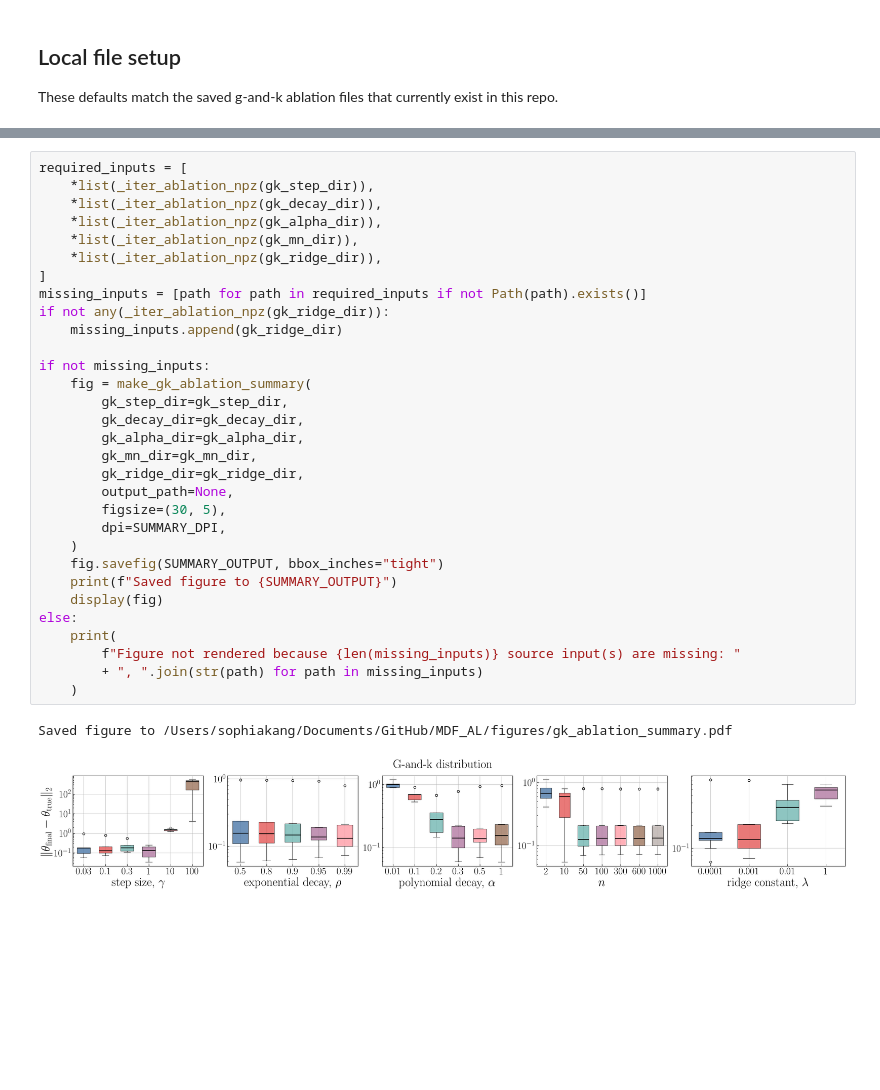
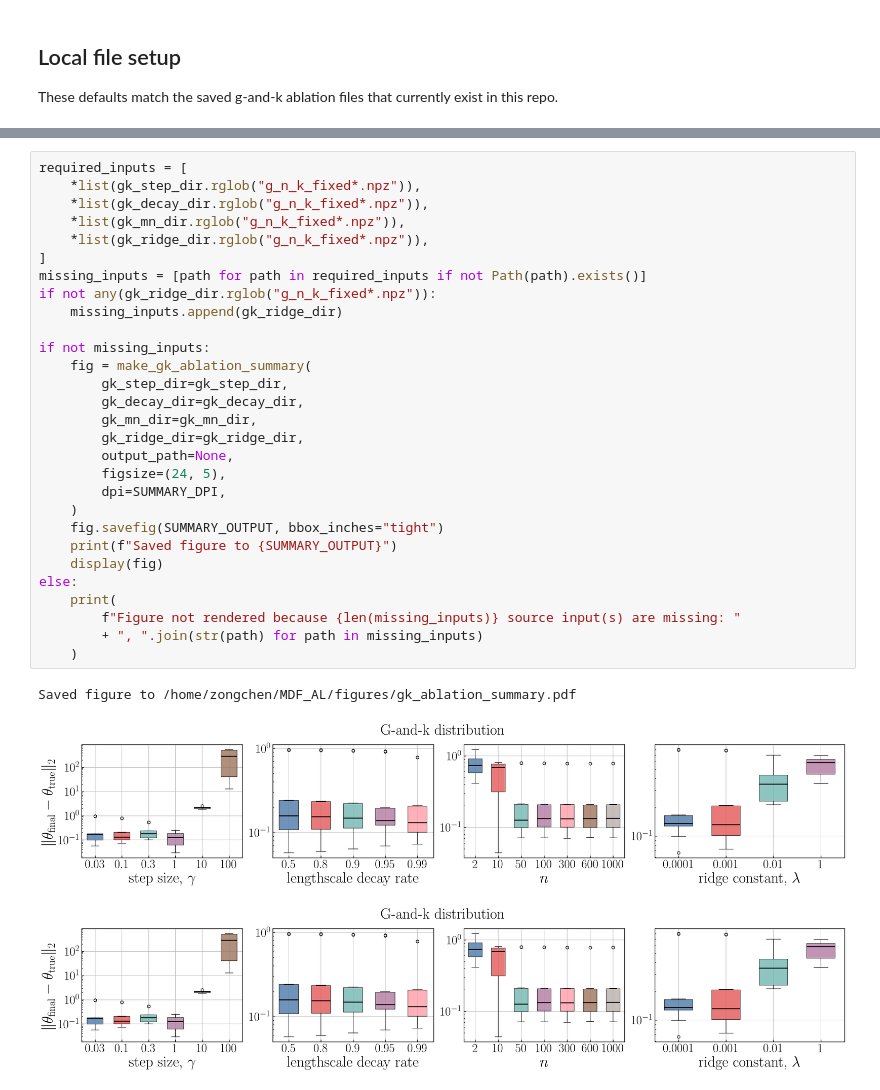
Before and after one commit to seulkang0518/MDF_AL, a Jupyter notebook: g_and_k_ablations.ipynb, the cells around one changed output, grey strips where cells are left out. Drawn from its saved outputs; the diff is of its cells as text; blank space fills up the shorter version.

```diff
--- a/g_and_k_ablations.ipynb
+++ b/g_and_k_ablations.ipynb
@@ -489,35 +463,34 @@ available_inputs
  'gk_compare_npz': False}
 # %%
 required_inputs = [
-    *list(_iter_ablation_npz(gk_step_dir)),
-    *list(_iter_ablation_npz(gk_decay_dir)),
-    *list(_iter_ablation_npz(gk_alpha_dir)),
-    *list(_iter_ablation_npz(gk_mn_dir)),
-    *list(_iter_ablation_npz(gk_ridge_dir)),
+    *list(gk_step_dir.rglob("g_n_k_fixed*.npz")),
+    *list(gk_decay_dir.rglob("g_n_k_fixed*.npz")),
+    *list(gk_mn_dir.rglob("g_n_k_fixed*.npz")),
+    *list(gk_ridge_dir.rglob("g_n_k_fixed*.npz")),
 ]
 missing_inputs = [path for path in required_inputs if not Path(path).exists()]
-if not any(_iter_ablation_npz(gk_ridge_dir)):
+if not any(gk_ridge_dir.rglob("g_n_k_fixed*.npz")):
     missing_inputs.append(gk_ridge_dir)
 
 if not missing_inputs:
     fig = make_gk_ablation_summary(
         gk_step_dir=gk_step_dir,
         gk_decay_dir=gk_decay_dir,
-        gk_alpha_dir=gk_alpha_dir,
         gk_mn_dir=gk_mn_dir,
         gk_ridge_dir=gk_ridge_dir,
         output_path=None,
-        figsize=(30, 5),
+        figsize=(24, 5),
         dpi=SUMMARY_DPI,
     )
     fig.savefig(SUMMARY_OUTPUT, bbox_inches="tight")
     print(f"Saved figure to {SUMMARY_OUTPUT}")
     display(fig)
 else:
     print(
         f"Figure not rendered because {len(missing_inputs)} source input(s) are missing: "
         + ", ".join(str(path) for path in missing_inputs)
     )
 # %% [output]
-Saved figure to /Users/sophiakang/Documents/GitHub/MDF_AL/figures/gk_ablation_summary.pdf
+Saved figure to /home/zongchen/MDF_AL/figures/gk_ablation_summary.pdf
-[figure, old version]
+[figure, new version]
+[figure, added]
```
Also changed, not shown: parts of 3 cells of this notebook, 5 other files.
